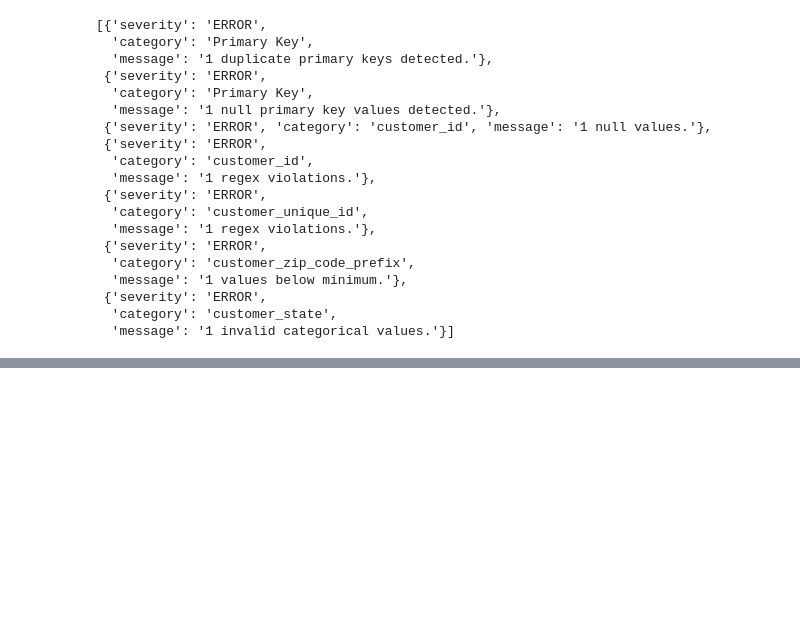
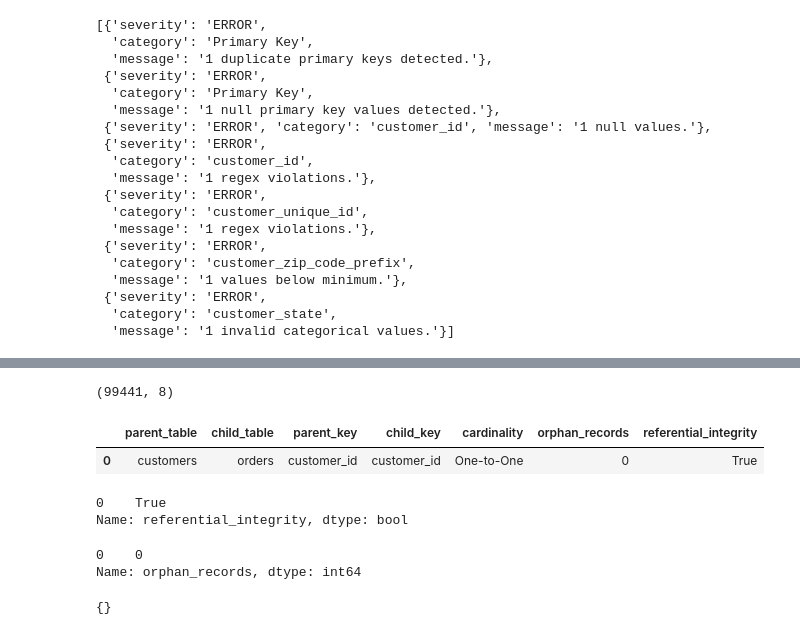
Before and after one commit to sufiyanshaikhh/Customer-Lifetime-Value-CLV-Optimization-Multi-Channel-Attribution-Engine, a Jupyter notebook: notebooks/customers_inspection.ipynb, the cells around one changed output, grey strips where cells are left out. Saved outputs shown, nothing was run; the diff lists cells and outputs as text; code cells hidden in the pictures; blank space fills up the shorter version.

Commit message:
feat: implemented relationship analysis and validated on customers, orders.

```diff
--- a/notebooks/customers_inspection.ipynb
+++ b/notebooks/customers_inspection.ipynb
@@ -661,0 +676,47 @@ results["findings"]
+# %%
+orders.shape
+# %% [output]
+(99441, 8)
+# %%
+tables = {
+    "customers": customers,
+    "orders": orders
+}
+# %%
+relationships = [
+
+    {
+        "parent_table": "customers",
+        "parent_key": "customer_id",
+
+        "child_table": "orders",
+        "child_key": "customer_id"
+    }
+
+]
+# %%
+analyzer = RelationshipAnalyzer(
+    tables=tables,
+    relationships=relationships
+)
+# %%
+results = analyzer.inspect()
+# %%
+results["relationships"]
+# %% [output]
+|  | parent_table | child_table | parent_key | child_key | cardinality | orphan_records | referential_integrity |
+| 0 | customers | orders | customer_id | customer_id | One-to-One | 0 | True |
+# %%
+results["relationships"]["referential_integrity"]
+# %% [output]
+0    True
+Name: referential_integrity, dtype: bool
+# %%
+results["relationships"]["orphan_records"]
+# %% [output]
+0    0
+Name: orphan_records, dtype: int64
+# %%
+results["numeric_correlations"]
+# %% [output]
+{}
```
Also changed, not shown: parts of 12 cells of this notebook, 1 other file.
